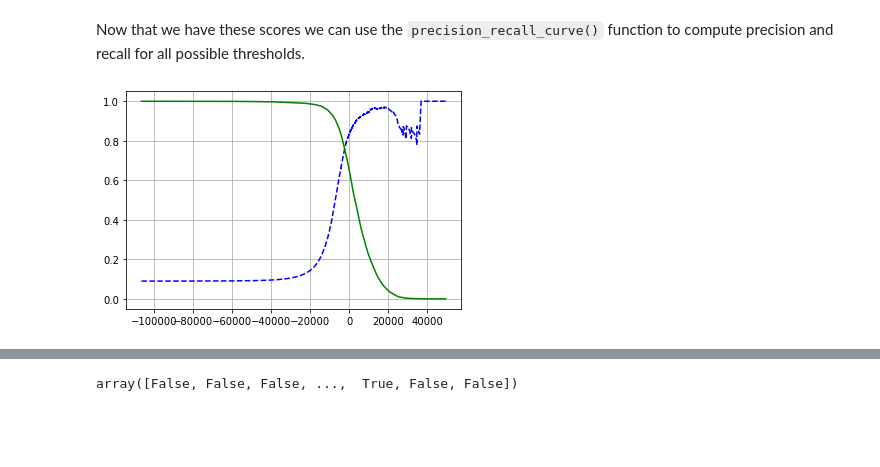
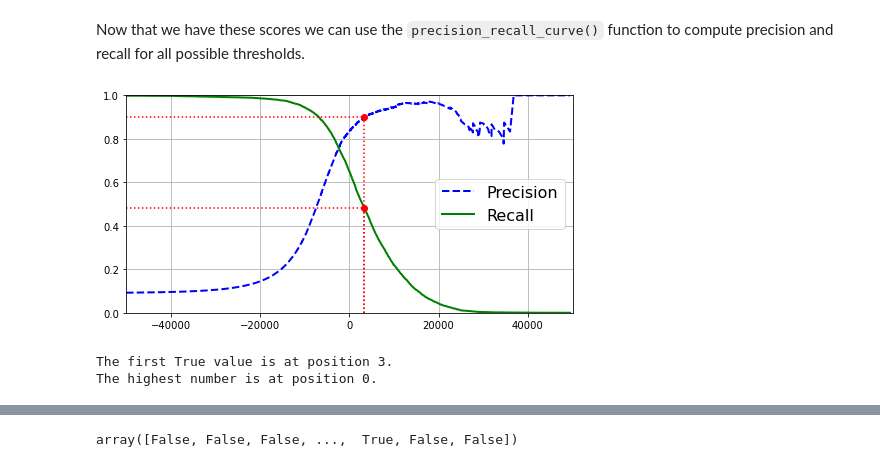
Before and after one commit to faresalouf/Machine_Learning, a Jupyter notebook: 2_Classification.ipynb, the cells around one changed output, grey strips where cells are left out. Cells and saved outputs as stored; diff of their text form; code cells hidden in the pictures; blank space fills up the shorter version.

```diff
--- a/2_Classification.ipynb
+++ b/2_Classification.ipynb
@@ -114,7 +114,7 @@ We will pick `SGDClassifier` to start with. This classifier has the advantage of
 # %%
 from sklearn.linear_model import SGDClassifier
 # %%
-sgd_clf = SGDClassifier(random_state = 42) # random_state is just so every time we run the notebook we get the same results
+sgd_clf = SGDClassifier(max_iter=1000, tol=1e-3, random_state=42) # random_state is just so every time we run the notebook we get the same results
 sgd_clf.fit(X_train,y_train_5)
 # %% [output]
 SGDClassifier(random_state=42)
@@ -312,15 +312,52 @@ precisions,recalls,thresholds = precision_recall_curve(y_train_5,y_scores)
 # %%
 # Finally let's plot the precision and recall as functions of the threshold value
 
 def plot_precision_recall_vs_threshold(precisions,recalls,thresholds):
-    plt.plot(thresholds,precisions[:-1],'b--', label = 'Precision')
-    plt.plot(thresholds,recalls[:-1],'g-', label = 'Recall')
+    plt.plot(thresholds,precisions[:-1],'b--', label = 'Precision', linewidth = 2) #[:-1] because thresholds are 1 value shorter
+    plt.plot(thresholds,recalls[:-1],'g-', label = 'Recall', linewidth = 2)
+    plt.legend(loc = "center right", fontsize = 16)
+    plt.grid()
+    plt.axis([-50000,50000,0,1]) # x-axis limit, then y-axis limit
 
-    plt.grid()
 
-plot_precision_recall_vs_threshold(precisions,recalls,thresholds)
+# To precisely select a threshold.
+## Suppose we want to aim for 90% precision.
+
+threshold_90_precision = thresholds[np.argmax(precisions >= 0.90)] # np.argmax gives the first index of the maximum value
+# in this case the values of precisions >= .90 are True and False. So np.argmax will give the index of the first True value.
+# see the cell below for an example of the use of argmax.
+
+# What is the recall of a 90% precision ?
+recall_90_precision = recalls[np.argmax(precisions >= 0.90)]
+
+
+# Plot
+plt.figure(figsize=(8,4))
+plot_precision_recall_vs_threshold(precisions,recalls,thresholds) # thresholds is the X axis
+
+# Plot precision and threshold
+plt.plot([threshold_90_precision, threshold_90_precision], [0,0.9],'r:')
+plt.plot([-50000,threshold_90_precision],[0.9,0.9],'r:')
+plt.plot(threshold_90_precision,0.9,'ro')
+
+# Plot recall and threshold
+plt.plot([threshold_90_precision, threshold_90_precision],[0, recall_90_precision],'r:')
+plt.plot([-50000,threshold_90_precision],[recall_90_precision,recall_90_precision],'r:')
+plt.plot([threshold_90_precision],[recall_90_precision],'ro')
+
 plt.show()
 # %% [output]
-[figure, old version]
+[figure, new version]
+# %%
+# With booleans
+a = np.array([False,False,False,True,True])
+print(f'The first True value is at position {np.argmax(a)}.' )
+
+# With numbers
+b = np.array([5,4,2,3])
+print(f'The highest number is at position {np.argmax(b)}.' )
+# %% [output]
+The first True value is at position 3.
+The highest number is at position 0.
 # %%
 # We can also plot precision vs recall
```
Also changed, not shown: parts of 6 cells of this notebook.
